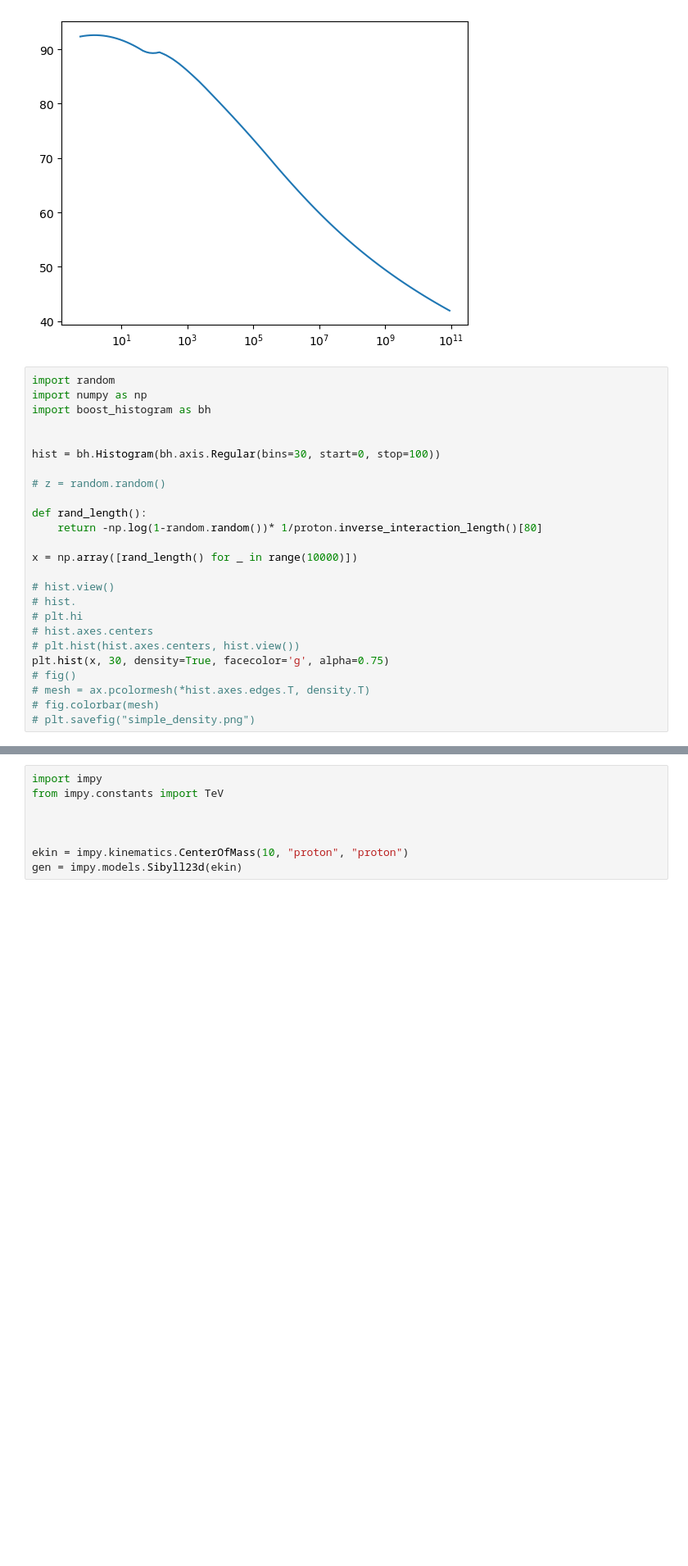
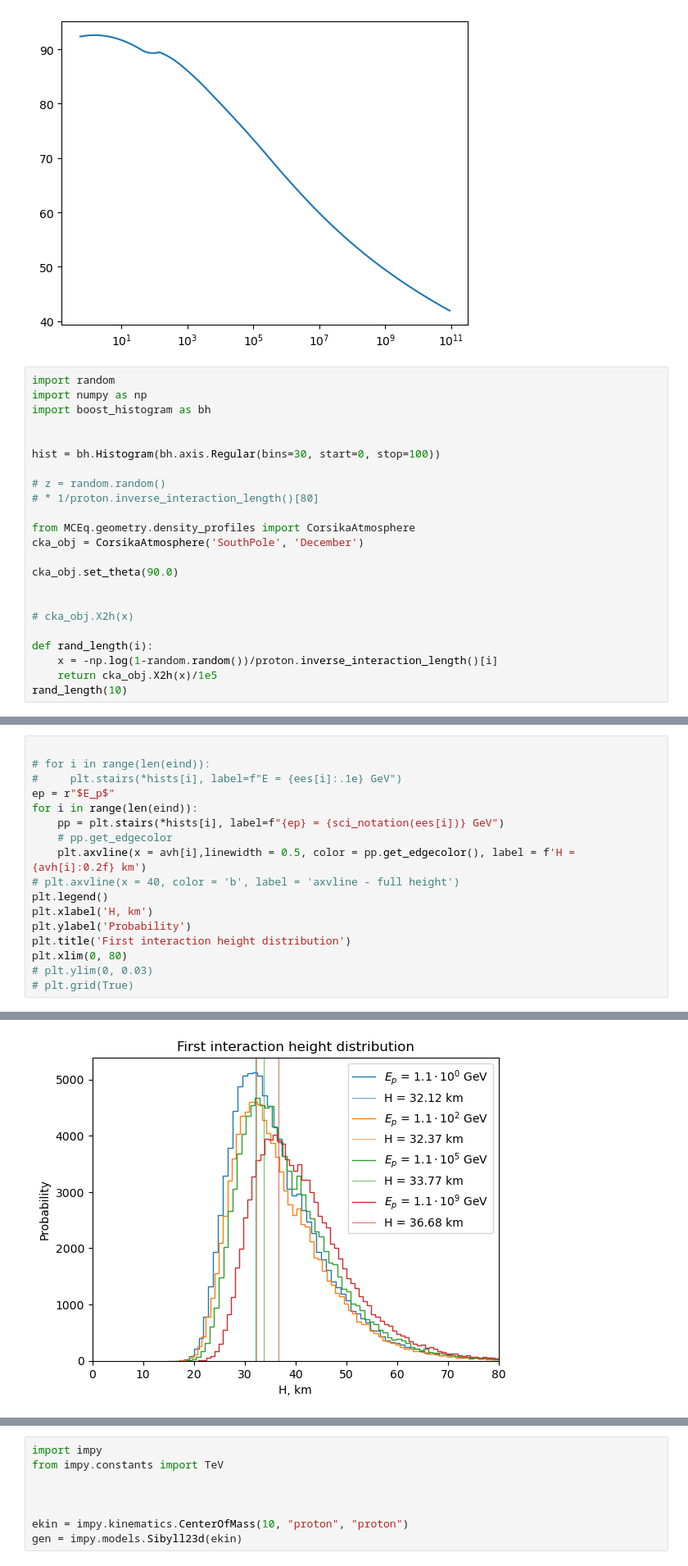
Before and after one commit to jncots/xmax_sigma, a Jupyter notebook: first_interaction/first_interaction.ipynb, the cells around one changed output, grey strips where cells are left out. Shown at 82% size. Cells and saved outputs as stored; diff of their text form; blank space fills up the shorter version.

Commit message:
First interaction height

```diff
--- a/first_interaction/first_interaction.ipynb
+++ b/first_interaction/first_interaction.ipynb
@@ -35,20 +63,18 @@ import boost_histogram as bh
 hist = bh.Histogram(bh.axis.Regular(bins=30, start=0, stop=100))
 
 # z = random.random()
+# * 1/proton.inverse_interaction_length()[80]
 
-def rand_length():
-    return -np.log(1-random.random())* 1/proton.inverse_interaction_length()[80]
+from MCEq.geometry.density_profiles import CorsikaAtmosphere
+cka_obj = CorsikaAtmosphere('SouthPole', 'December')
 
-x = np.array([rand_length() for _ in range(10000)])
+cka_obj.set_theta(90.0)
 
-# hist.view()
-# hist.
-# plt.hi
-# hist.axes.centers
-# plt.hist(hist.axes.centers, hist.view())
-plt.hist(x, 30, density=True, facecolor='g', alpha=0.75)
-# fig()
-# mesh = ax.pcolormesh(*hist.axes.edges.T, density.T)
-# fig.colorbar(mesh)
-# plt.savefig("simple_density.png")
+
+# cka_obj.X2h(x)
+
+def rand_length(i):
+    x = -np.log(1-random.random())/proton.inverse_interaction_length()[i]
+    return cka_obj.X2h(x)/1e5
+rand_length(10)
 # %% [output]
@@ -72,0 +147,18 @@ plt.hist(x, 30, density=True, facecolor='g', alpha=0.75)
+# %%
+
+# for i in range(len(eind)):
+#     plt.stairs(*hists[i], label=f"E = {ees[i]:.1e} GeV")
+ep = r"$E_p$"
+for i in range(len(eind)):
+    pp = plt.stairs(*hists[i], label=f"{ep} = {sci_notation(ees[i])} GeV")
+    # pp.get_edgecolor
+    plt.axvline(x = avh[i],linewidth = 0.5, color = pp.get_edgecolor(), label = f'H = {avh[i]:0.2f} km')
+# plt.axvline(x = 40, color = 'b', label = 'axvline - full height')
+plt.legend()
+plt.xlabel('H, km')
+plt.ylabel('Probability')
+plt.title('First interaction height distribution')
+plt.xlim(0, 80)
+# plt.ylim(0, 0.03)
+# plt.grid(True)
+# %% [output]
@@ -72,0 +166 @@ plt.hist(x, 30, density=True, facecolor='g', alpha=0.75)
+[figure, added]
```
Also changed, not shown: parts of 11 cells of this notebook, 1 other file.
